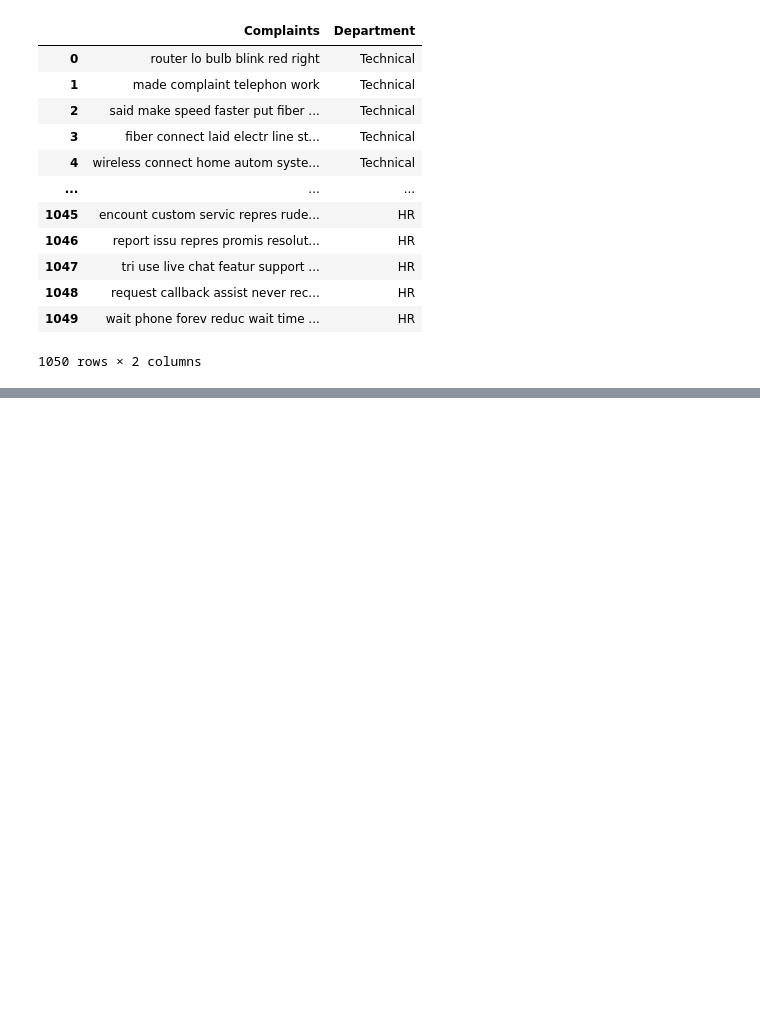
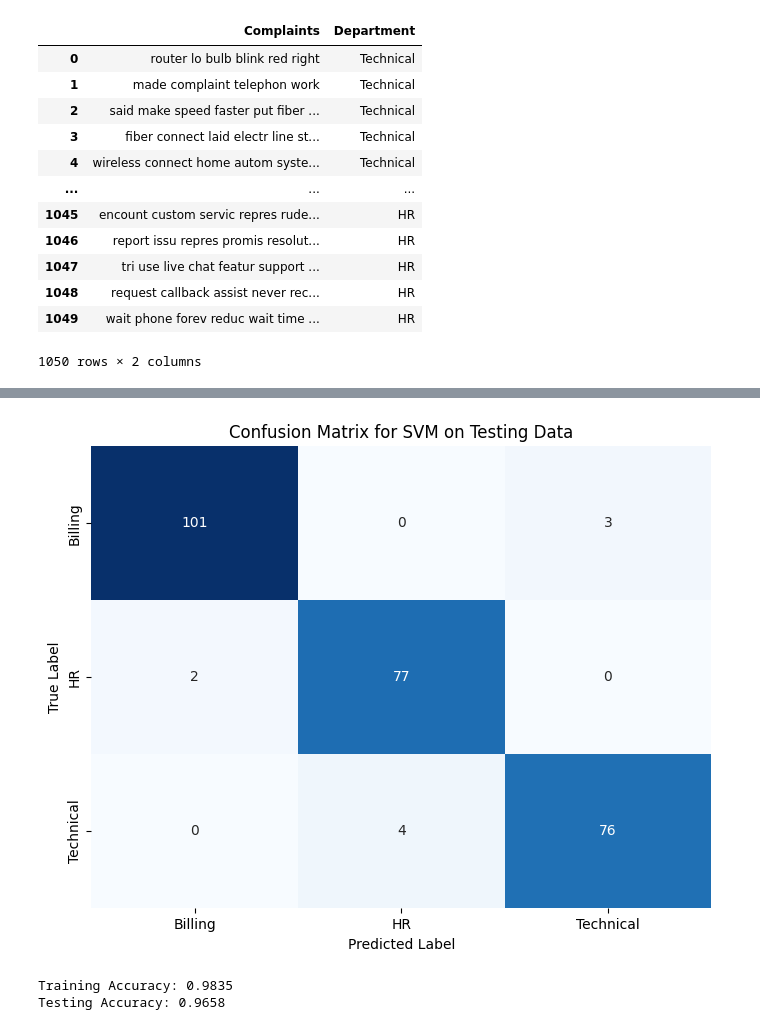
Before and after one commit to SewminaFernando/AggroDetect, a Jupyter notebook: SVM.ipynb, the cells around one changed output, grey strips where cells are left out. Drawn from its saved outputs; the diff is of its cells as text; code cells hidden in the pictures; blank space fills up the shorter version.

Commit message:
SVM - Model Testing

```diff
--- a/SVM.ipynb
+++ b/SVM.ipynb
@@ -89,0 +103,9 @@ df
+# %%
+# Hyperparameter grid to search
+param_grid = {
+    'C': [0.1],
+    'kernel': ['linear'],
+    }
+
+grid_search = GridSearchCV(estimator=svm_classifier, param_grid=param_grid, cv=5)
+grid_search.fit(X_train_tfidf, y_train)
@@ -89,0 +115,4 @@ df
+# %%
+# Best hyperparameters from the grid search
+best_params = grid_search.best_params_
+print("Best Hyperparameters:", best_params)
@@ -89,0 +121,4 @@ df
+# %%
+# Training the final model with the best hyperparameters on the full training dataset
+final_svm_classifier = SVC(**best_params,random_state=20)
+final_svm_classifier.fit(X_train_tfidf, y_train)
@@ -89,0 +127,6 @@ df
+# %%
+y_pred_svm = final_svm_classifier.predict(X_test_tfidf)
+# Evaluate the final model on the testing dataset
+report = metrics.classification_report(y_test, y_pred_svm)
+print("\nClassification Report on Testing Data:")
+print(report)
@@ -89,0 +144,32 @@ df
+# %%
+#Get the confusion matrix
+cm_svm = confusion_matrix(y_test, y_pred_svm)
+
+# Plot the confusion matrix
+plt.figure(figsize=(8, 6))
+sns.heatmap(cm_svm, annot=True, fmt='d', cmap='Blues', cbar=False,
+            xticklabels=final_svm_classifier.classes_,
+            yticklabels=final_svm_classifier.classes_)
+plt.title('Confusion Matrix for SVM on Testing Data')
+plt.xlabel('Predicted Label')
+plt.ylabel('True Label')
+plt.show()
+# %% [output]
+[figure, added]
+# %%
+# Predict class labels on the training dataset
+y_train_pred_svm = final_svm_classifier.predict(X_train_tfidf)
+
+# Predict class labels on the testing dataset
+y_test_pred_svm = final_svm_classifier.predict(X_test_tfidf)
+
+# Calculate training accuracy
+train_accuracy = metrics.accuracy_score(y_train, y_train_pred_svm)
+print(f'\nTraining Accuracy: {train_accuracy:.4f}')
+
+# Calculate testing accuracy
+test_accuracy = metrics.accuracy_score(y_test, y_test_pred_svm)
+print(f'Testing Accuracy: {test_accuracy:.4f}')
+# %% [output]
+Training Accuracy: 0.9835
+Testing Accuracy: 0.9658
```
Also changed, not shown: parts of 15 cells of this notebook.
